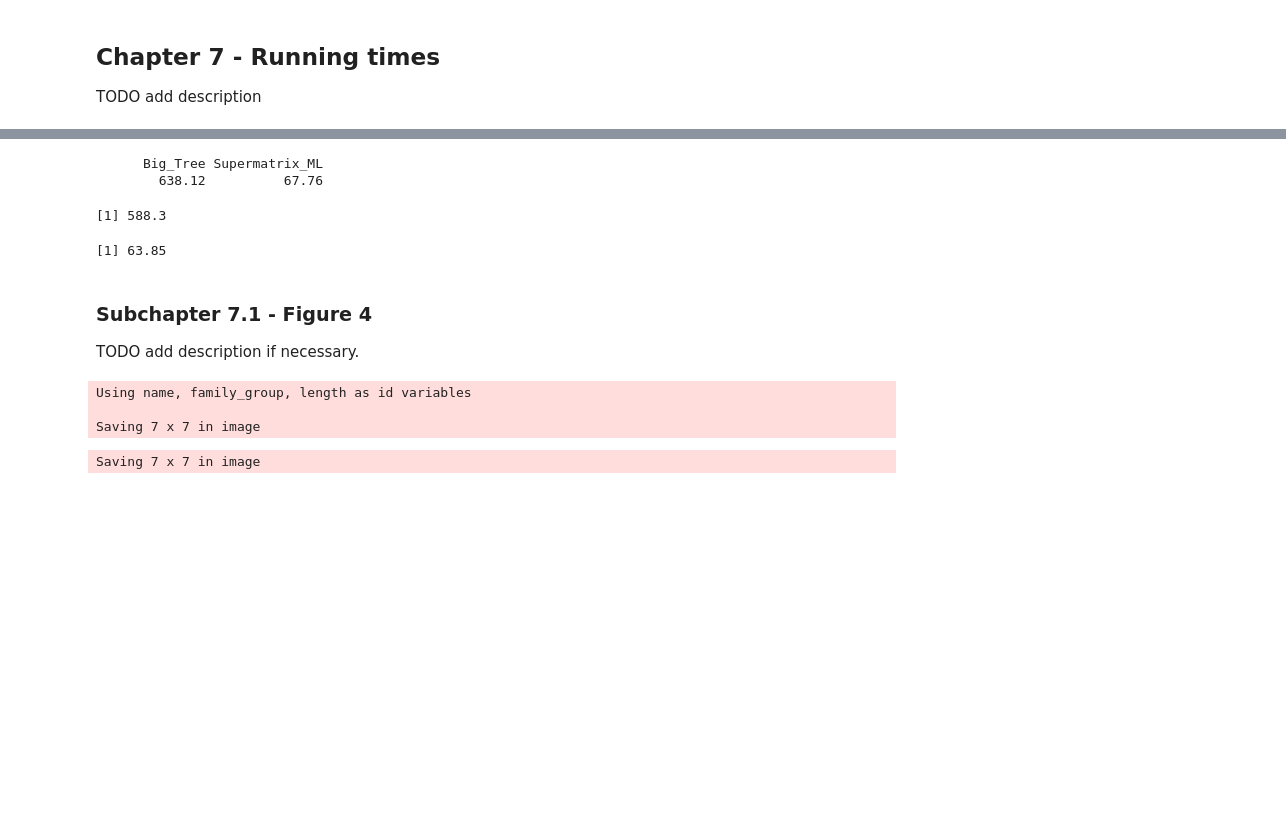
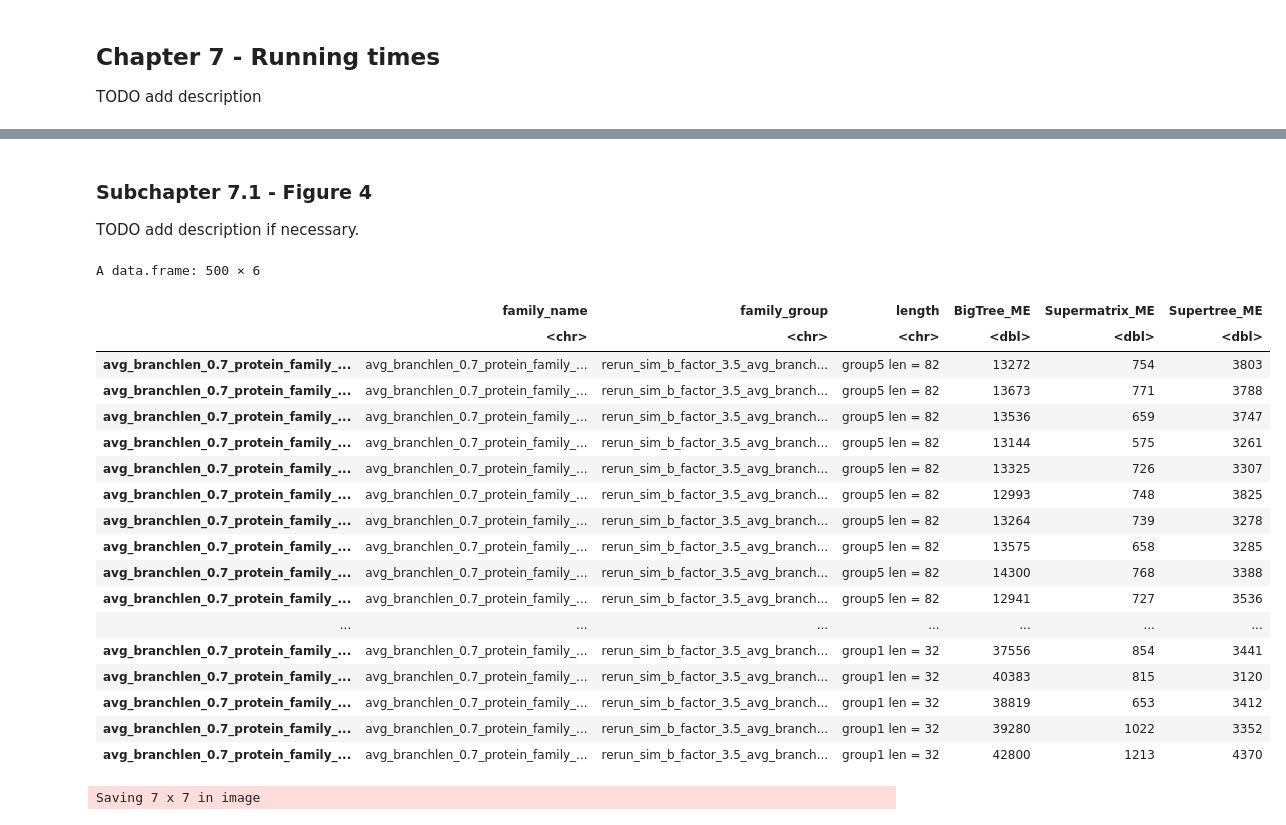
Before and after one commit to alessiovignoli/paralogs-nf, a Jupyter notebook: analysis/simulated_data.ipynb, the cells around one changed output, grey strips where cells are left out. Saved outputs shown, nothing was run; the diff lists cells and outputs as text; code cells hidden in the pictures; blank space fills up the shorter version.

Commit message:
wrorte the parser of trace file to get runing time per each method per each family

```diff
--- a/analysis/simulated_data.ipynb
+++ b/analysis/simulated_data.ipynb
@@ -832,17 +979,3 @@ A data.frame: 300 × 3
-# %%
-# TODO make nicer and update with whatever is changed above
-
-# make the means of all (500) family running time for the BigTree and ML + SM. Bring them to seconds (/1000) and round the digits to 2
-round(colMeans(fin_tracefile_mod_wide[, c(2, 3)])/1000,digits = 2)
-
-# compute the median for the BigTree approach and the  ML + SM.
-round(median(fin_tracefile_mod_wide$Big_Tree)/1000,digits = 2)
-round(median(fin_tracefile_mod_wide$Supermatrix_ML)/1000,digits = 2)
-# %% [output]
-      Big_Tree Supermatrix_ML
-        638.12          67.76
-[1] 588.3
-[1] 63.85
 # %% [markdown]
 <a id='subchapter-7_1-Figure-4'></a>
 
@@ -881,58 +1014,74 @@ assign_mapped_values <- function(df, column_name, mapping, new_col_name) {
 }
 # %%
 #
-# Cpu time vs Method (SM + ML and Bigtree) divided per group (by sequence length)
+# Cpu time vs Method (SM + ME, ST + ME and Bigtree ME) divided per group (by sequence length)
 #
 
 # 4 A
 
 # assign to each family_group a mapping values  (as new column). basically insert the length of the sequences in each family as an additional column in the dataframe.
 # Remember each family in the same group have the same length of sequence generated, the MSA though might differ in length due to gaps.
 mapping = c("rerun_sim_b_factor_3.5_avg_branchlen_0.7_from_23th_50_fams_25_species" = "group1\nlen = 32",
             "rerun_sim_b_factor_3.5_avg_branchlen_0.7_from_22th_and_23th_50_fams_25_species" = "group2\nlen = 46",
             "rerun_sim_b_factor_3.5_avg_branchlen_0.7_from_20th_22th_and_23th_50_fams_25_species" = "group3\nlen = 50",
             "rerun_sim_b_factor_3.5_avg_branchlen_0.7_from_17th_20th_22th_and_23th_50_fams_25_species" = "group4\nlen = 60",
             "rerun_sim_b_factor_3.5_avg_branchlen_0.7_from_11th_17th_20th_22th_and_23th_50_fams_25_species" = "group5\nlen = 82")
 fin_tracefile_mod_reassigned = assign_mapped_values(fin_tracefile_mod_wide, "family_group", mapping, "length")
 
-# reorder the columns to have the numerical values at the end
-fin_tracefile_mod_reassigned = fin_tracefile_mod_reassigned[, c("name", "family_group", "length", "Big_Tree", "Supermatrix_ML")]
+# reorder the columns to have the numerical values at the end. at the same time retain onlt ME columns.
+fin_tracefile_mod_reassigned = fin_tracefile_mod_reassigned[, c("family_name", "family_group", "length", "BigTree_ME", "Supermatrix_ME", "Supertree_ME")]
 
 # It takes a table of all families as rows (500) and it goes to a table of 1000 (500 BigTree + 500 SM + ML) where the running times instead of being separated into two different coluns now they are in the same one.
 # name + group columns will work as unique ID.  group is the directory name of the main.nf run/s, while name is the name of the family.
-fin_tracefile_mod_melted           = melt(fin_tracefile_mod_reassigned)
+#fin_tracefile_mod_melted           = melt(fin_tracefile_mod_reassigned)
 
 
 # transform running times from millisecond to seconds. And rename the column names.
-fin_tracefile_mod_melted$value     = fin_tracefile_mod_melted$value / 1000
-colnames(fin_tracefile_mod_melted) = c("name", "family_group", "length", "Method", "Time")
+#fin_tracefile_mod_melted$value     = fin_tracefile_mod_melted$value / 1000
+#colnames(fin_tracefile_mod_melted) = c("name", "family_group", "length", "Method", "Time")
 
 # create a table with 5 pairs of boxplot. Group1, 2.. ecc.. each group has 100 families and two running time (realtime) mesuraments for the BigTree and SM + ML approaches.
 # the plot is not showed because this file was executed on a cluster and rendering of plots creates conflicts with the kernel.
-p = ggplot(fin_tracefile_mod_melted, aes(x=length, y=Time, fill=Method)) +
-    geom_boxplot(show.legend = TRUE) +
-    theme_light() +
-    labs(x = "sequence length",
-       y = "CPU time (sec)",
-       fill = "Method") +
+#p = ggplot(fin_tracefile_mod_melted, aes(x=length, y=Time, fill=Method)) +
+#    geom_boxplot(show.legend = TRUE) +
+#    theme_light() +
+#    labs(x = "sequence length",
+#       y = "CPU time (sec)",
+#       fill = "Method") +
 
     # Adjust x-axis text to be tilted at 45 degrees and align to the right
-    theme(
-        axis.title.x = element_text(face = "bold"),
-        axis.title.y = element_text(face = "bold")
-    ) +
+#    theme(
+#        axis.title.x = element_text(face = "bold"),
+#        axis.title.y = element_text(face = "bold")
+#    ) +
 
     # Manually set colors for the two methods "#1E7005" bright green and "#D05159" redish
-    scale_fill_manual(
-        values = c("Big_Tree" = "#FFD700", "Supermatrix_ML" = "#D05159"),
-        labels = c("BigTree-ML", "Supermatrix-ML")
-    )
+#    scale_fill_manual(
+#        values = c("Big_Tree" = "#FFD700", "Supermatrix_ML" = "#D05159"),
+#        labels = c("BigTree-ML", "Supermatrix-ML")
+#    )
 
-ggsave(filename="figures/CPU_time_per_group_BigTree_SM_ML_figure3.png", plot=p, dpi = "retina")
+#ggsave(filename="figures/CPU_time_per_group_BigTree_SM_ML_figure3.png", plot=p, dpi = "retina")
 # %% [output]
-Using name, family_group, length as id variables
-
-Saving 7 x 7 in image
+A data.frame: 500 × 6
+|  | family_name | family_group | length | BigTree_ME | Supermatrix_ME | Supertree_ME |
+|  | <chr> | <chr> | <chr> | <dbl> | <dbl> | <dbl> |
+| avg_branchlen_0.7_protein_family_... | avg_branchlen_0.7_protein_family_... | rerun_sim_b_factor_3.5_avg_branch... | group5 len = 82 | 13272 | 754 | 3803 |
+| avg_branchlen_0.7_protein_family_... | avg_branchlen_0.7_protein_family_... | rerun_sim_b_factor_3.5_avg_branch... | group5 len = 82 | 13673 | 771 | 3788 |
+| avg_branchlen_0.7_protein_family_... | avg_branchlen_0.7_protein_family_... | rerun_sim_b_factor_3.5_avg_branch... | group5 len = 82 | 13536 | 659 | 3747 |
+| avg_branchlen_0.7_protein_family_... | avg_branchlen_0.7_protein_family_... | rerun_sim_b_factor_3.5_avg_branch... | group5 len = 82 | 13144 | 575 | 3261 |
+| avg_branchlen_0.7_protein_family_... | avg_branchlen_0.7_protein_family_... | rerun_sim_b_factor_3.5_avg_branch... | group5 len = 82 | 13325 | 726 | 3307 |
+| avg_branchlen_0.7_protein_family_... | avg_branchlen_0.7_protein_family_... | rerun_sim_b_factor_3.5_avg_branch... | group5 len = 82 | 12993 | 748 | 3825 |
+| avg_branchlen_0.7_protein_family_... | avg_branchlen_0.7_protein_family_... | rerun_sim_b_factor_3.5_avg_branch... | group5 len = 82 | 13264 | 739 | 3278 |
+| avg_branchlen_0.7_protein_family_... | avg_branchlen_0.7_protein_family_... | rerun_sim_b_factor_3.5_avg_branch... | group5 len = 82 | 13575 | 658 | 3285 |
+| avg_branchlen_0.7_protein_family_... | avg_branchlen_0.7_protein_family_... | rerun_sim_b_factor_3.5_avg_branch... | group5 len = 82 | 14300 | 768 | 3388 |
+| avg_branchlen_0.7_protein_family_... | avg_branchlen_0.7_protein_family_... | rerun_sim_b_factor_3.5_avg_branch... | group5 len = 82 | 12941 | 727 | 3536 |
+| ... | ... | ... | ... | ... | ... | ... |
+| avg_branchlen_0.7_protein_family_... | avg_branchlen_0.7_protein_family_... | rerun_sim_b_factor_3.5_avg_branch... | group1 len = 32 | 37556 | 854 | 3441 |
+| avg_branchlen_0.7_protein_family_... | avg_branchlen_0.7_protein_family_... | rerun_sim_b_factor_3.5_avg_branch... | group1 len = 32 | 40383 | 815 | 3120 |
+| avg_branchlen_0.7_protein_family_... | avg_branchlen_0.7_protein_family_... | rerun_sim_b_factor_3.5_avg_branch... | group1 len = 32 | 38819 | 653 | 3412 |
+| avg_branchlen_0.7_protein_family_... | avg_branchlen_0.7_protein_family_... | rerun_sim_b_factor_3.5_avg_branch... | group1 len = 32 | 39280 | 1022 | 3352 |
+| avg_branchlen_0.7_protein_family_... | avg_branchlen_0.7_protein_family_... | rerun_sim_b_factor_3.5_avg_branch... | group1 len = 32 | 42800 | 1213 | 4370 |
 # %%
 #
 # Cpu time vs Method ratio (Bigtree / SM + ML ) violinplot of each family ratio by group (x axis groups y ratio Big/SM)
```
Also changed, not shown: parts of 3 cells of this notebook, 1 other file.
